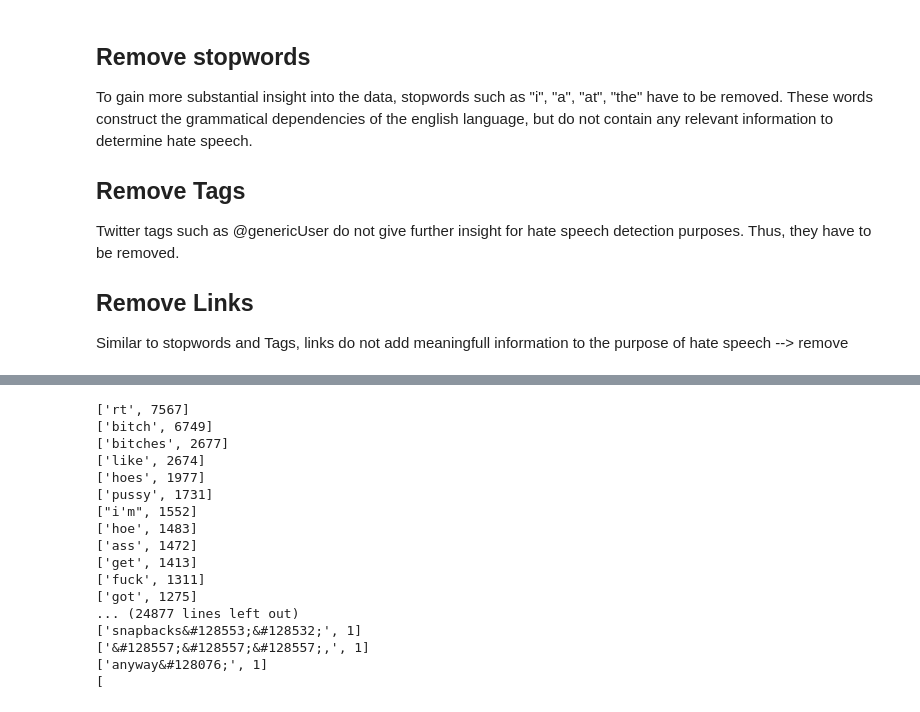
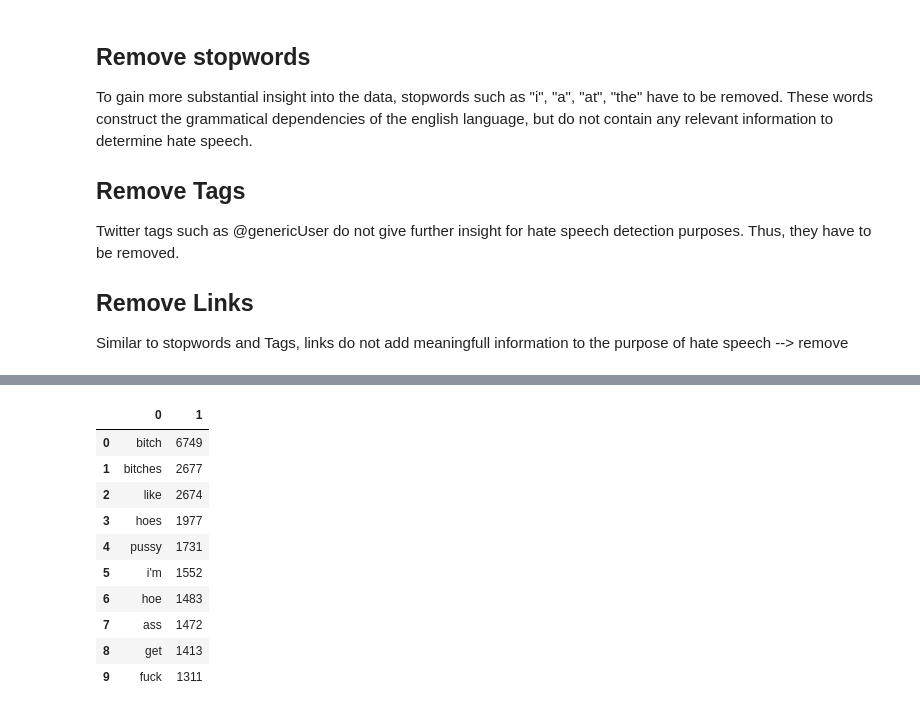
Before and after one commit to Jonas399/Hate-Speech-Recognition, a Jupyter notebook: Hate Speech.ipynb, the cells around one changed output, grey strips where cells are left out. Drawn from its saved outputs; the diff is of its cells as text; code cells hidden in the pictures.

Commit message:
Update gitignore + further implementation for removal of unwanted words

```diff
--- a/Hate Speech.ipynb
+++ b/Hate Speech.ipynb
@@ -76,6 +77,6 @@ Name: tweet, Length: 24783, dtype: object
 # %%
 #Create a list containing all words mentioned in tweets
-all_words = list(itertools.chain(*tweets))
+all_words = list(itertools.chain(*tweets["tweet"]))
 # %% [markdown]
 ## Count Words
 # %%
@@ -120,19 +121,24 @@ Similar to stopwords and Tags, links do not add meaningfull information to the p
 #Define variable wit henglish stopwords
 sw = stopwords.words("english")
 twitter_elements = ["rt", "rts", "retweet"]
-cleaned_word_list = []
+most_common = word_counts.most_common()
 
 
-for element in word_counts.most_common():
-    #Removes words contained in stopwords
-    if element[0] not in sw:
-        #Removes words with @ --> remove Tags
-        if "@" not in element[0]:
-            #Removes words containing http --> links
-            if "http" not in element[0]:
-                for tw in twitter_elements:
-                    #print(type(element[0]))
-                    new_element = element[0]
-                    new_element = new_element.replace(tw, "")
-                    print(new_element)
-                cleaned_word_list.append([new_element, element[1]])
+
+def removeNoise(word_list):
+    cleaned_word_list = []
+    for element in word_list:
+        #Removes words contained in stopwords
+        if element[0] not in sw:
+            #Removes words with @ --> remove Tags
+            if "@" not in element[0]:
+                #Removes words containing http --> links
+                if "http" not in element[0]:
+                    hasTwitterElement = False
+                    for tw in twitter_elements:
+                        if tw in element:
+                            hasTwitterElement = True
+                    if hasTwitterElement == False:
+                        cleaned_word_list.append(element)
+
+    return cleaned_word_list
@@ -165,28 +145,21 @@ AttributeError: 'str' object has no attribute 'to_string'
-# %%
-for element in cleaned_word_list:
-    print(element)
-    if "http" in element[0]:
-        print(element)
-# %% [output]
-['rt', 7567]
-['bitch', 6749]
-['bitches', 2677]
-['like', 2674]
-['hoes', 1977]
-['pussy', 1731]
-["i'm", 1552]
-['hoe', 1483]
-['ass', 1472]
-['get', 1413]
-['fuck', 1311]
-['got', 1275]
-... (24877 lines left out)
-['snapbacks&#128553;&#128532;', 1]
-['&#128557;&#128557;&#128557;,', 1]
-['anyway&#128076;', 1]
-[
+# %%
+cleaned_word_list_complete = removeNoise(most_common)
 # %%
-df_cleaned_top10 = pd.DataFrame(cleaned_word_list[:10])
+df_cleaned_top10 = pd.DataFrame(cleaned_word_list_complete[:10])
+# %%
+df_cleaned_top10
+# %% [output]
+|  | 0 | 1 |
+| 0 | bitch | 6749 |
+| 1 | bitches | 2677 |
+| 2 | like | 2674 |
+| 3 | hoes | 1977 |
+| 4 | pussy | 1731 |
+| 5 | i'm | 1552 |
+| 6 | hoe | 1483 |
+| 7 | ass | 1472 |
+| 8 | get | 1413 |
+| 9 | fuck | 1311 |
 # %%
 df_cleaned_top10.plot(kind = "area",
              title = "Most frequent words",
```
Also changed, not shown: parts of 9 cells of this notebook, 1 other file.
